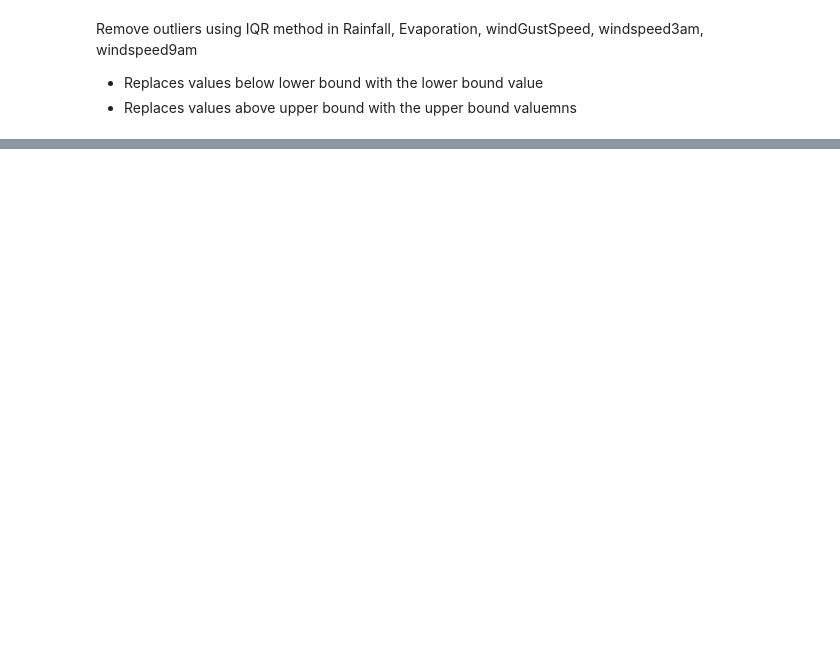
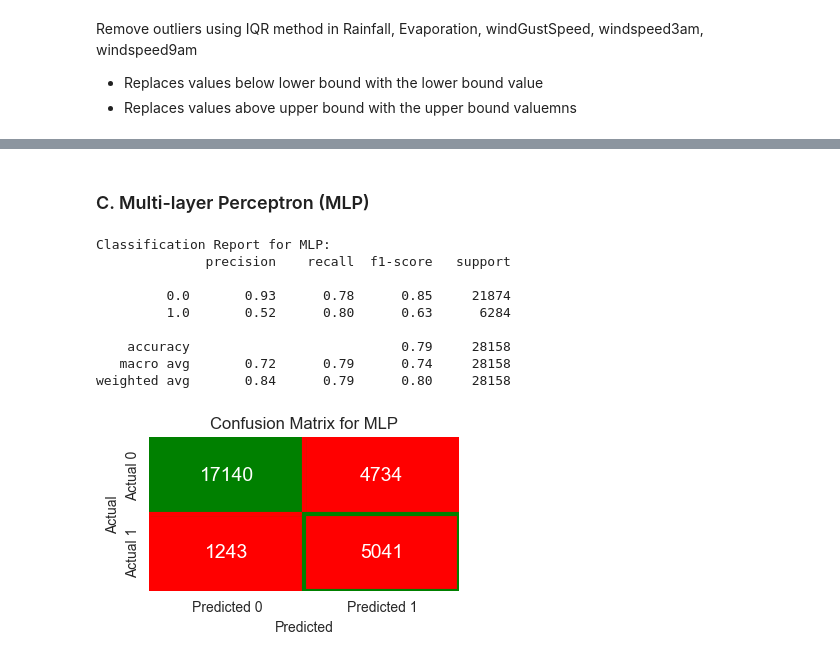
Before and after one commit to roshangiga/ML_tinker, a Jupyter notebook: caseStudy2.ipynb, the cells around one changed output, grey strips where cells are left out. Cells and saved outputs as stored; diff of their text form; code cells hidden in the pictures; blank space fills up the shorter version.

```diff
--- a/caseStudy2.ipynb
+++ b/caseStudy2.ipynb
@@ -334,0 +425,3 @@ WindSpeed3pm: found 2420 outliers
+# %%
+mlp_model = MLPClassifier(random_state=2024)
+mlp_model.fit(X_train_under, y_train_under)
@@ -334,0 +698,16 @@ WindSpeed3pm: found 2420 outliers
+# %% [markdown]
+### C. Multi-layer Perceptron (MLP)
+# %%
+# C. MLP
+print_metrics(y_test, mlp_pred, 'MLP')
+# %% [output]
+Classification Report for MLP:
+              precision    recall  f1-score   support
+
+         0.0       0.93      0.78      0.85     21874
+         1.0       0.52      0.80      0.63      6284
+
+    accuracy                           0.79     28158
+   macro avg       0.72      0.79      0.74     28158
+weighted avg       0.84      0.79      0.80     28158
+[figure, added]
```
Also changed, not shown: parts of 46 cells of this notebook.
